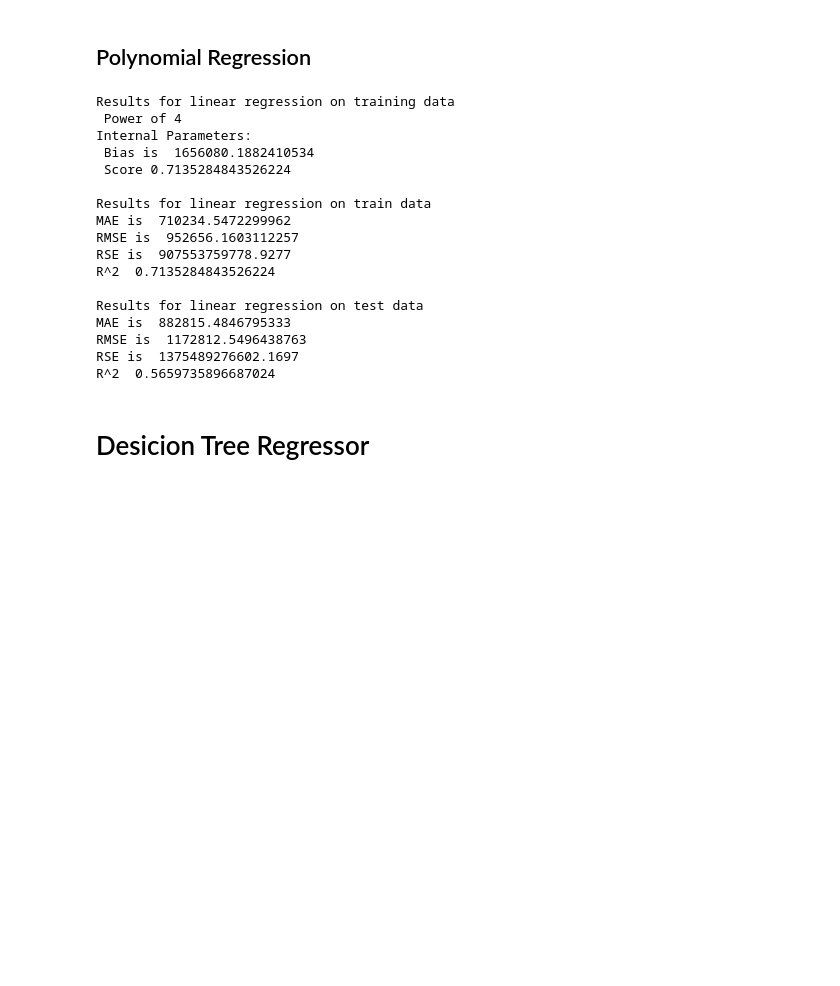
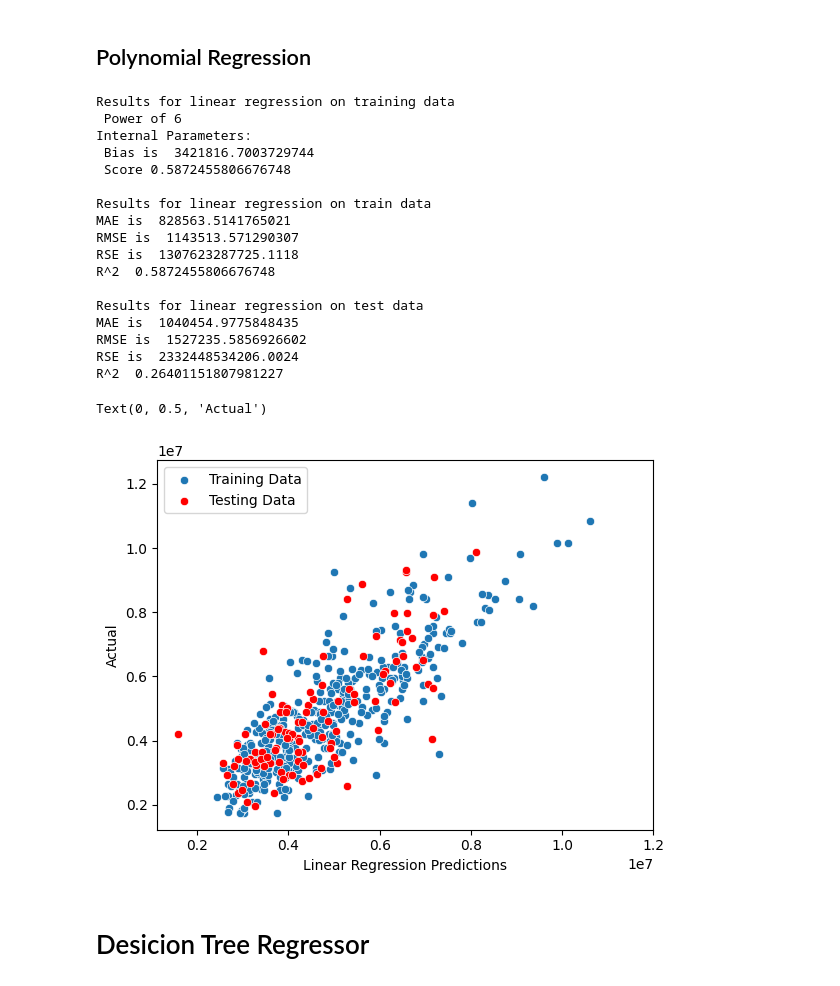
Before and after one commit to Bshell13/shellenberger_capstone, a Jupyter notebook: data_analysis.ipynb, the cells around one changed output. Saved outputs shown, nothing was run; the diff lists cells and outputs as text; code cells hidden in the pictures; blank space fills up the shorter version.

```diff
--- a/data_analysis.ipynb
+++ b/data_analysis.ipynb
@@ -86,7 +94,7 @@ R^2  0.5245574573425862
 from sklearn.preprocessing import PolynomialFeatures
 
 # The degree number
-power = 4
+power = 6
 poly_process = PolynomialFeatures(degree=power, include_bias=False)
 
 X_train_poly = poly_process.fit_transform(X_train)
@@ -95,7 +103,7 @@ X_test_poly = poly_process.fit_transform(X_test)
 poly_model = LinearRegression()
 poly_model.fit(X_train_poly, y_train)
 
-y_train_pred = poly_model.predict(X_train_poly)
+y_poly_train_pred = poly_model.predict(X_train_poly)
 
 print("Results for linear regression on training data")
 print(f' Power of {power}')
@@ -105,36 +113,46 @@ print(' Bias is ', poly_model.intercept_)
 print(' Score', poly_model.score(X_train_poly,y_train))
 print()
 print('Results for linear regression on train data')
-print('MAE is ', mean_absolute_error(y_train,y_train_pred))
-print('RMSE is ', np.sqrt(mean_squared_error(y_train, y_train_pred)))
-print('RSE is ', mean_squared_error(y_train, y_train_pred))
-print('R^2 ', r2_score(y_train, y_train_pred))
+print('MAE is ', mean_absolute_error(y_train,y_poly_train_pred))
+print('RMSE is ', np.sqrt(mean_squared_error(y_train, y_poly_train_pred)))
+print('RSE is ', mean_squared_error(y_train, y_poly_train_pred))
+print('R^2 ', r2_score(y_train, y_poly_train_pred))
 
-y_test_pred = poly_model.predict(X_test_poly)
+y_poly_test_pred = poly_model.predict(X_test_poly)
 print()
 print('Results for linear regression on test data')
-print('MAE is ', mean_absolute_error(y_test,y_test_pred))
-print('RMSE is ', np.sqrt(mean_squared_error(y_test, y_test_pred)))
-print('RSE is ', mean_squared_error(y_test, y_test_pred))
-print('R^2 ', r2_score(y_test, y_test_pred))
+print('MAE is ', mean_absolute_error(y_test,y_poly_test_pred))
+print('RMSE is ', np.sqrt(mean_squared_error(y_test, y_poly_test_pred)))
+print('RSE is ', mean_squared_error(y_test, y_poly_test_pred))
+print('R^2 ', r2_score(y_test, y_poly_test_pred))
 # %% [output]
 Results for linear regression on training data
- Power of 4
+ Power of 6
 Internal Parameters:
- Bias is  1656080.1882410534
- Score 0.7135284843526224
+ Bias is  3421816.7003729744
+ Score 0.5872455806676748
 
 Results for linear regression on train data
-MAE is  710234.5472299962
-RMSE is  952656.1603112257
-RSE is  907553759778.9277
-R^2  0.7135284843526224
+MAE is  828563.5141765021
+RMSE is  1143513.571290307
+RSE is  1307623287725.1118
+R^2  0.5872455806676748
 
 Results for linear regression on test data
-MAE is  882815.4846795333
-RMSE is  1172812.5496438763
-RSE is  1375489276602.1697
-R^2  0.5659735896687024
+MAE is  1040454.9775848435
+RMSE is  1527235.5856926602
+RSE is  2332448534206.0024
+R^2  0.26401151807981227
+# %%
+sns.scatterplot(x=y_poly_train_pred, y=y_train)
+sns.scatterplot(x=y_poly_test_pred, y=y_test, color='red')
+plt.legend(['Training Data', 'Testing Data'])
+plt.xticks([2000000, 4000000, 6000000, 8000000, 10000000, 12000000])
+plt.xlabel('Linear Regression Predictions')
+plt.ylabel('Actual')
+# %% [output]
+Text(0, 0.5, 'Actual')
+[figure, added]
 # %% [markdown]
 # Desicion Tree Regressor
 # %%
```
Also changed, not shown: parts of 7 cells of this notebook, 6 other files.
